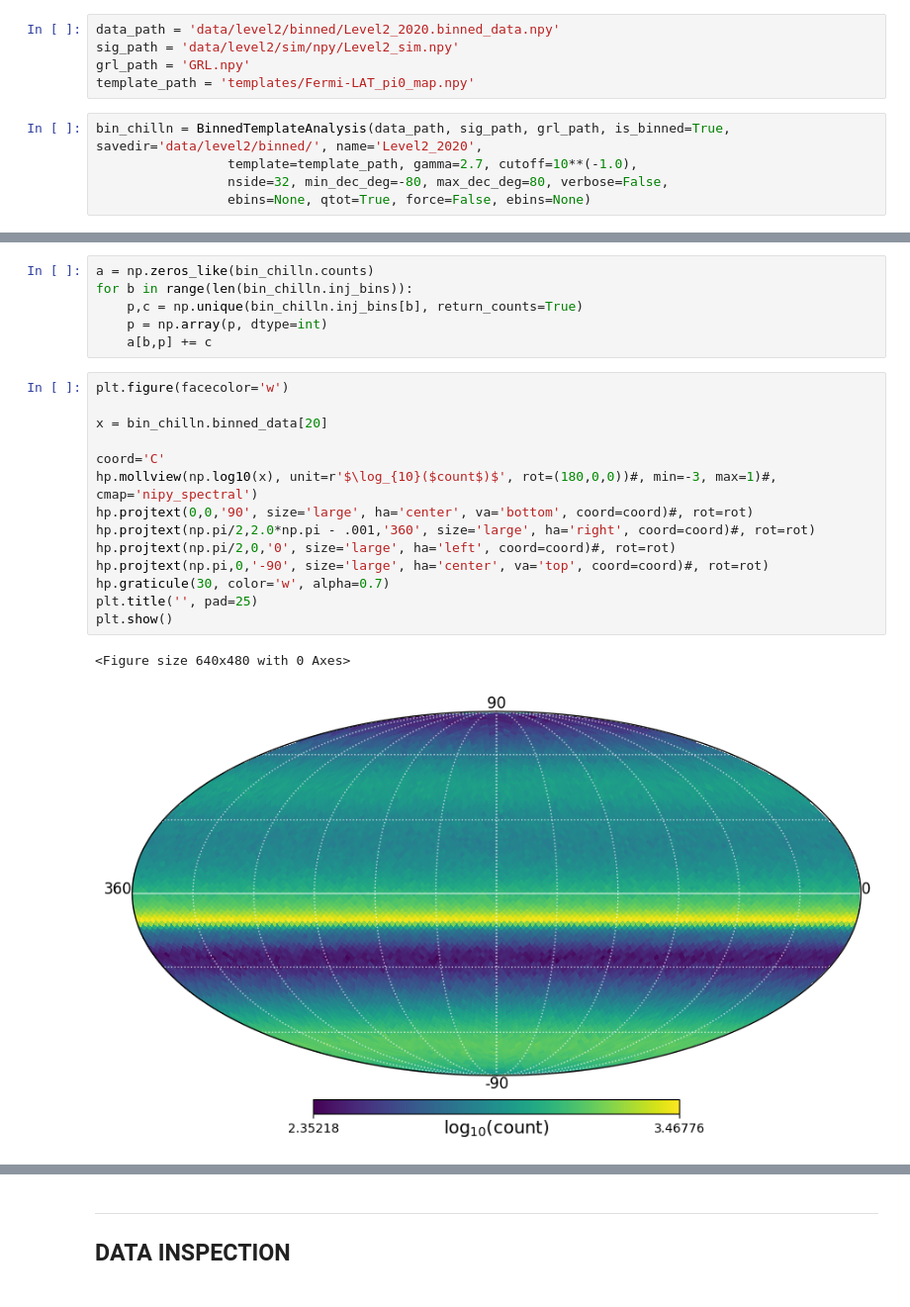
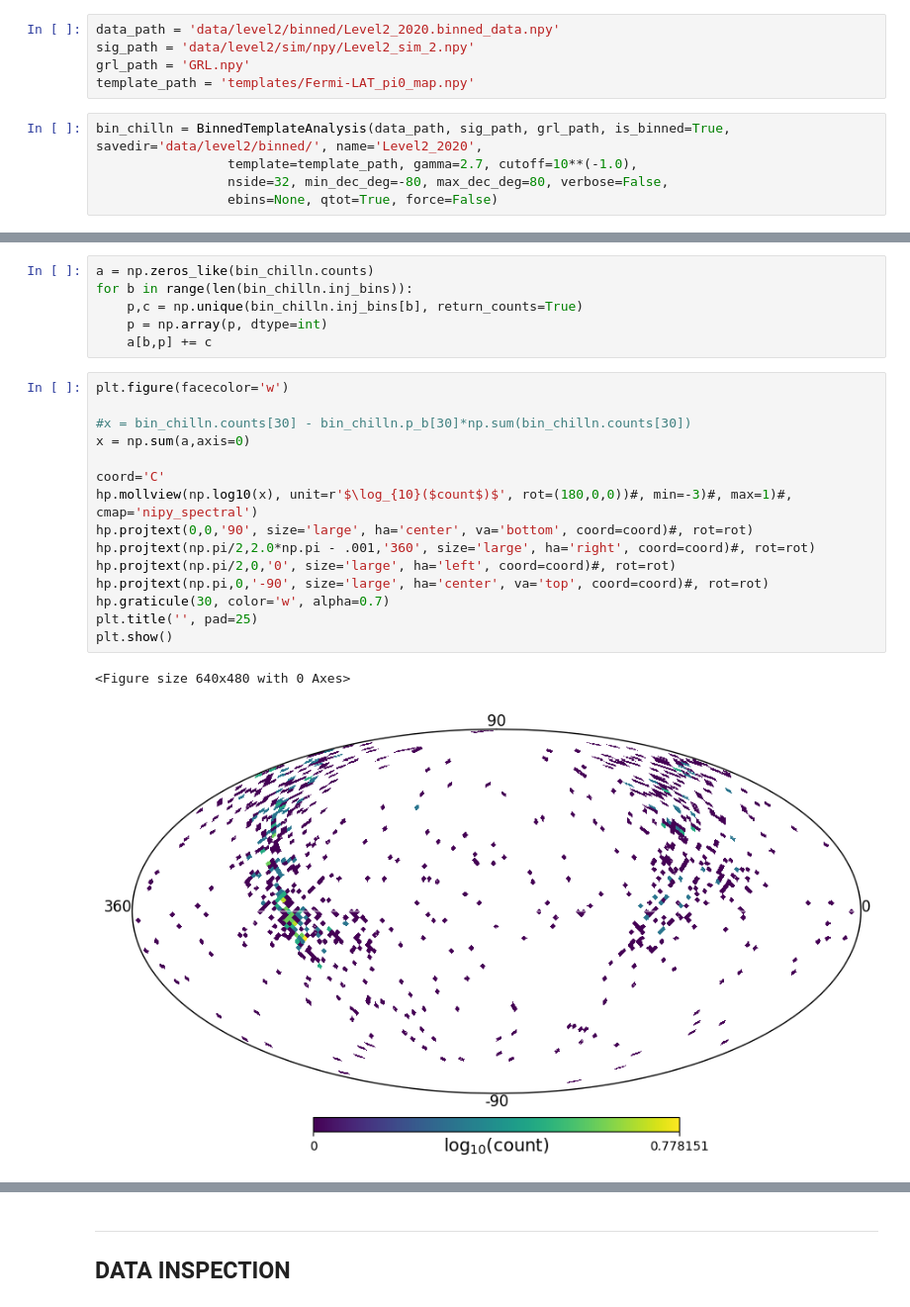
Before and after one commit to MACampana/BinnedTracks, a Jupyter notebook: NEW_BinnedAnalysis.ipynb, the cells around one changed output, grey strips where cells are left out. Shown: that part at 99% size. Drawn from its saved outputs; the diff is of its cells as text.

```diff
--- a/NEW_BinnedAnalysis.ipynb
+++ b/NEW_BinnedAnalysis.ipynb
@@ -1142,12 +1202,12 @@ class BinnedTemplateAnalysis:
 # %%
 data_path = 'data/level2/binned/Level2_2020.binned_data.npy'
-sig_path = 'data/level2/sim/npy/Level2_sim.npy'
+sig_path = 'data/level2/sim/npy/Level2_sim_2.npy'
 grl_path = 'GRL.npy'
 template_path = 'templates/Fermi-LAT_pi0_map.npy'
 # %%
 bin_chilln = BinnedTemplateAnalysis(data_path, sig_path, grl_path, is_binned=True, savedir='data/level2/binned/', name='Level2_2020',
                  template=template_path, gamma=2.7, cutoff=10**(-1.0),
                  nside=32, min_dec_deg=-80, max_dec_deg=80, verbose=False,
-                 ebins=None, qtot=True, force=False, ebins=None)
+                 ebins=None, qtot=True, force=False)
 # %% [output]
 Setting up:
@@ -1255,19 +1318,20 @@ for b in range(len(bin_chilln.inj_bins)):
 # %%
 plt.figure(facecolor='w')
 
-x = bin_chilln.binned_data[20]
+#x = bin_chilln.counts[30] - bin_chilln.p_b[30]*np.sum(bin_chilln.counts[30])
+x = np.sum(a,axis=0)
 
 coord='C'
-hp.mollview(np.log10(x), unit=r'$\log_{10}($count$)$', rot=(180,0,0))#, min=-3, max=1)#, cmap='nipy_spectral')
+hp.mollview(np.log10(x), unit=r'$\log_{10}($count$)$', rot=(180,0,0))#, min=-3)#, max=1)#, cmap='nipy_spectral')
 hp.projtext(0,0,'90', size='large', ha='center', va='bottom', coord=coord)#, rot=rot)
 hp.projtext(np.pi/2,2.0*np.pi - .001,'360', size='large', ha='right', coord=coord)#, rot=rot)
 hp.projtext(np.pi/2,0,'0', size='large', ha='left', coord=coord)#, rot=rot)
 hp.projtext(np.pi,0,'-90', size='large', ha='center', va='top', coord=coord)#, rot=rot)
 hp.graticule(30, color='w', alpha=0.7)
 plt.title('', pad=25)
 plt.show()
 # %% [output]
 <Figure size 640x480 with 0 Axes>
-[figure, old version]
+[figure, new version]
 # %%
 x = np.sin(np.unique(bin_chilln.bin_decs))
```
Also changed, not shown: parts of 8 cells of this notebook.
